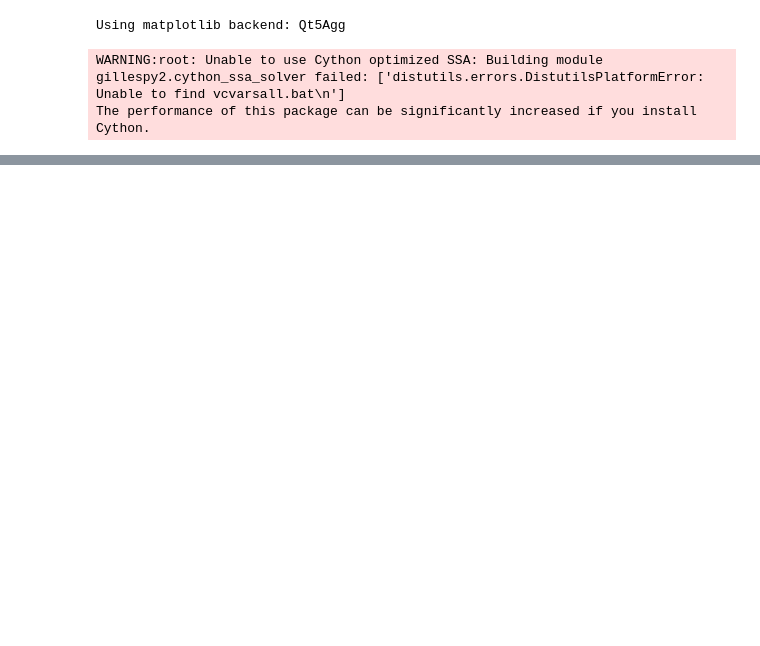
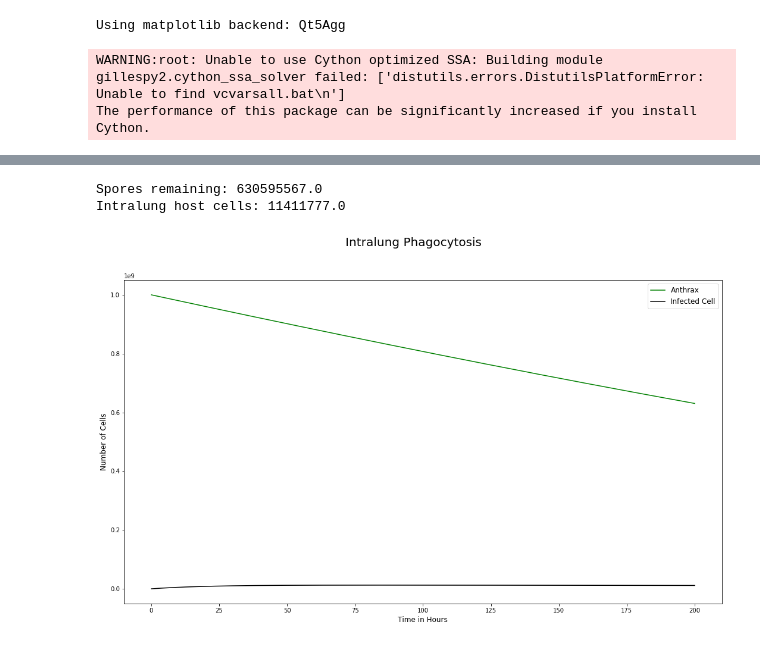
Before and after one commit to technodivergent/Bacillus_Anthracis_Simulation, a Jupyter notebook: DayModel - Full Reactions from LaTeX.ipynb, the cells around one changed output, grey strips where cells are left out. Saved outputs shown, nothing was run; the diff lists cells and outputs as text; code cells hidden in the pictures; blank space fills up the shorter version.

Commit message:
DayModel with reactions from LaTeX - 200 hour sim

```diff
--- a/DayModel - Full Reactions from LaTeX.ipynb
+++ b/DayModel - Full Reactions from LaTeX.ipynb
@@ -178,16 +197,20 @@ model = DayModel()
 # %%
 fig = plt.figure(figsize=(18,10))
 fig.suptitle("Intralung Phagocytosis", fontsize=20)
-plt.plot(results['time'], results['S_'], 'g-', label='Anthrax')
+plt.plot(results[0]['time'], results[0]['S_'], 'g-', label='Anthrax')
 #plt.plot(results['time'], results['M_'], 'b-', label='Macrophage')
-plt.plot(results['time'], results['Hi_'], 'k-', label='Infected Cell')
-plt.xlabel("Time in Seconds", fontsize=12)
+plt.plot(results[0]['time'], results[0]['Hi_'], 'k-', label='Infected Cell')
+plt.xlabel("Time in Hours", fontsize=12)
 plt.ylabel("Number of Cells", fontsize=12)
 plt.legend(loc='best', fontsize=12)
 #print(results['S_'][-1]/(results['S_'][0]/int(model.listOfParameters['ns'].expression)))
 #print(results['H_'][-1])
-print("Spores remaining: {}".format(results['S_'][-1]))
-print("Intralung host cells: {}".format(results['Hi_'][-1]))
+print("Spores remaining: {}".format(results[0]['S_'][-1]))
+print("Intralung host cells: {}".format(results[0]['Hi_'][-1]))
+# %% [output]
+Spores remaining: 630595567.0
+Intralung host cells: 11411777.0
+[figure, added]
 # %%
 fig = plt.figure(figsize=(18,10))
 fig.suptitle("Migration to TMLN", fontsize=20)
```
Also changed, not shown: parts of 8 cells of this notebook, 32 other files.
